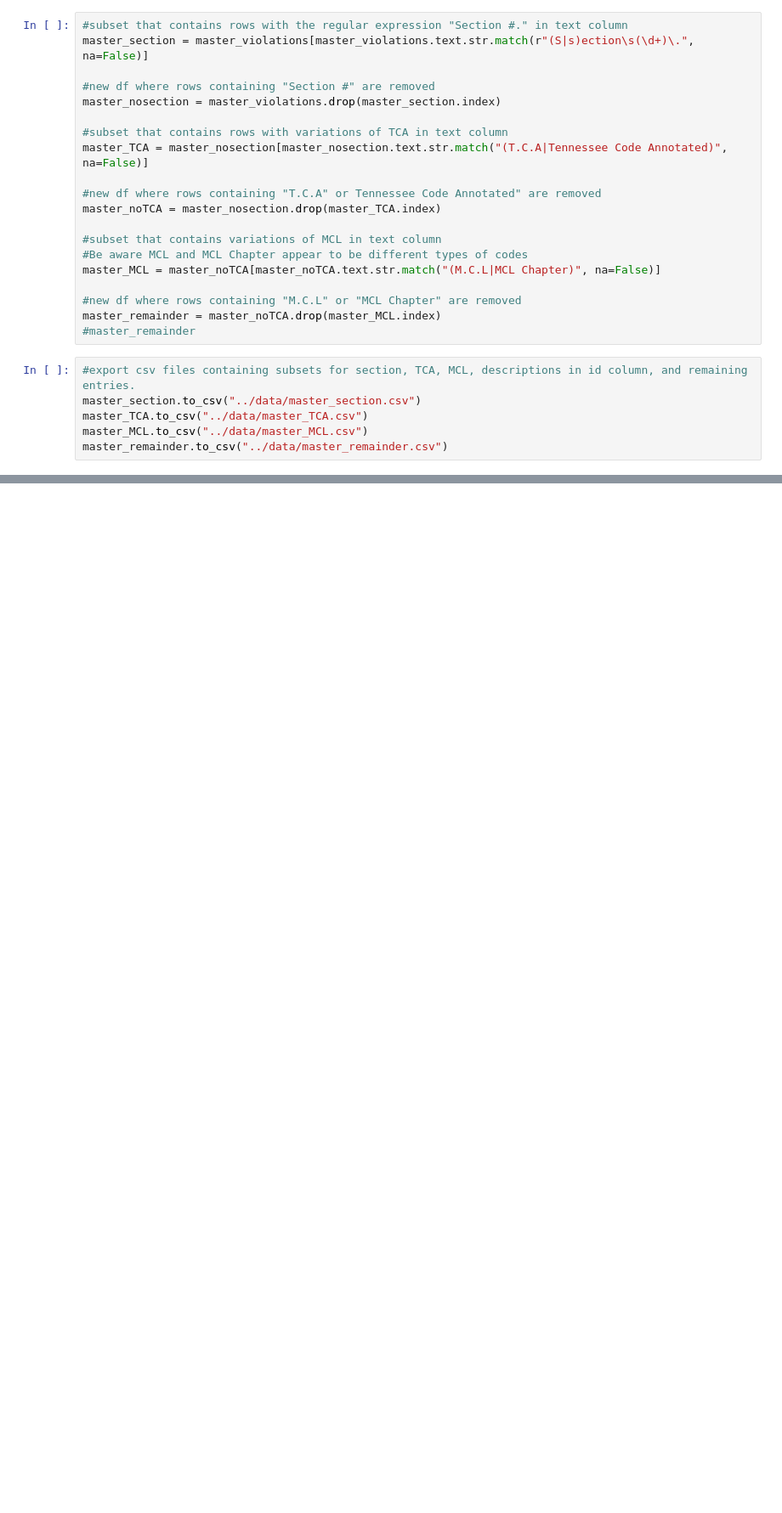
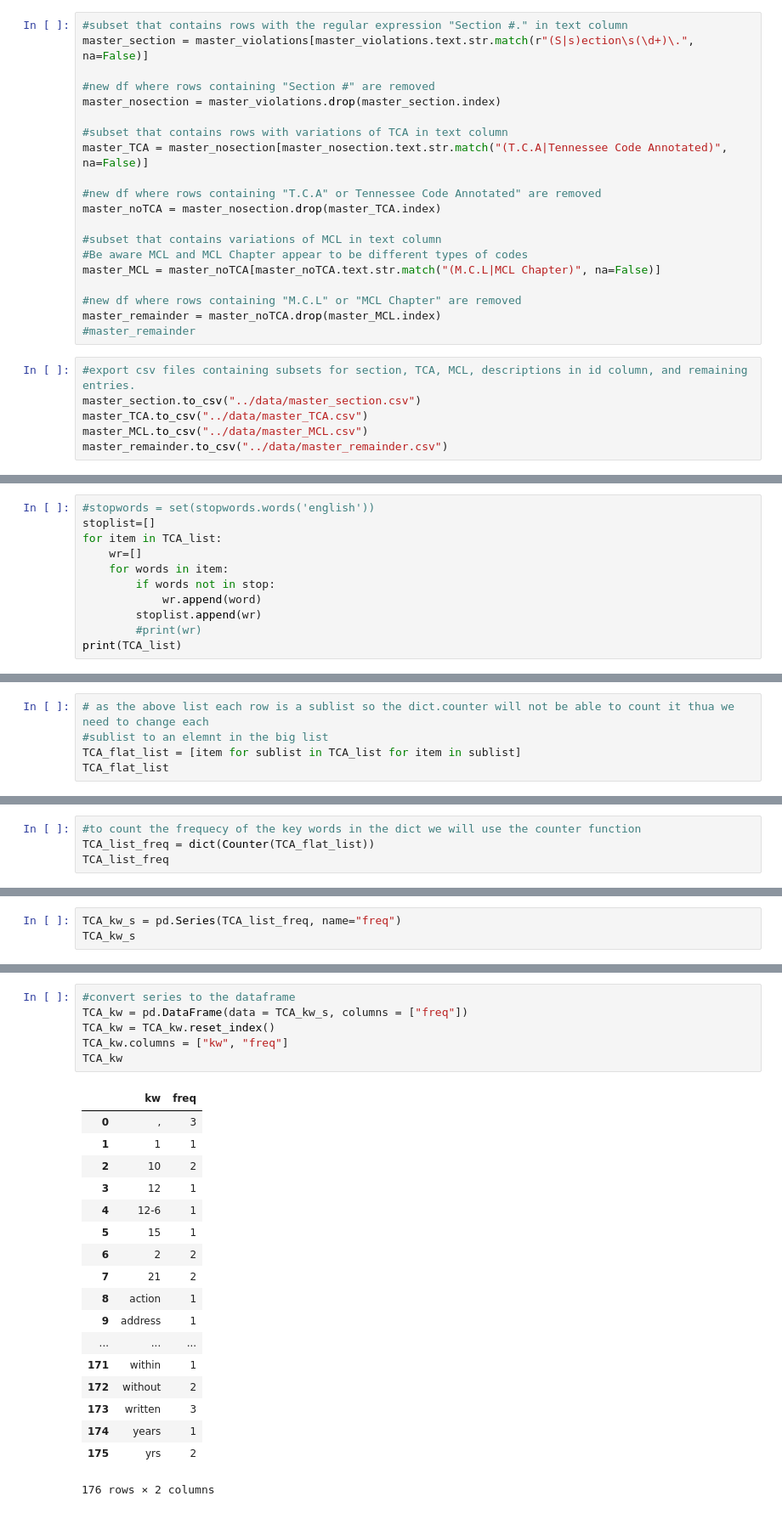
Before and after one commit to DEREJEGETU/data-question-2, a Jupyter notebook: notebooks/Smita.ipynb, the cells around one changed output, grey strips where cells are left out. Shown: that part at 85% size. Saved outputs shown, nothing was run; the diff lists cells and outputs as text; blank space fills up the shorter version.

```diff
--- a/notebooks/Smita.ipynb
+++ b/notebooks/Smita.ipynb
@@ -198,0 +311,11 @@ master_remainder.to_csv("../data/master_remainder.csv")
+# %%
+#stopwords = set(stopwords.words('english'))
+stoplist=[]
+for item in TCA_list:
+    wr=[]
+    for words in item:
+        if words not in stop:
+            wr.append(word)
+        stoplist.append(wr)
+        #print(wr)
+print(TCA_list)
@@ -198,0 +324,5 @@ master_remainder.to_csv("../data/master_remainder.csv")
+# %%
+# as the above list each row is a sublist so the dict.counter will not be able to count it thua we need to change each
+#sublist to an elemnt in the big list
+TCA_flat_list = [item for sublist in TCA_list for item in sublist]
+TCA_flat_list
@@ -198,0 +347,4 @@ master_remainder.to_csv("../data/master_remainder.csv")
+# %%
+#to count the frequecy of the key words in the dict we will use the counter function
+TCA_list_freq = dict(Counter(TCA_flat_list))
+TCA_list_freq
@@ -198,0 +369,3 @@ master_remainder.to_csv("../data/master_remainder.csv")
+# %%
+TCA_kw_s = pd.Series(TCA_list_freq, name="freq")
+TCA_kw_s
@@ -198,0 +390,25 @@ master_remainder.to_csv("../data/master_remainder.csv")
+# %%
+#convert series to the dataframe
+TCA_kw = pd.DataFrame(data = TCA_kw_s, columns = ["freq"])
+TCA_kw = TCA_kw.reset_index()
+TCA_kw.columns = ["kw", "freq"]
+TCA_kw
+# %% [output]
+|  | kw | freq |
+| 0 | , | 3 |
+| 1 | 1 | 1 |
+| 2 | 10 | 2 |
+| 3 | 12 | 1 |
+| 4 | 12-6 | 1 |
+| 5 | 15 | 1 |
+| 6 | 2 | 2 |
+| 7 | 21 | 2 |
+| 8 | action | 1 |
+| 9 | address | 1 |
+| ... | ... | ... |
+| 171 | within | 1 |
+| 172 | without | 2 |
+| 173 | written | 3 |
+| 174 | years | 1 |
+| 175 | yrs | 2 |
+176 rows × 2 columns
```
Also changed, not shown: parts of 23 cells of this notebook.
